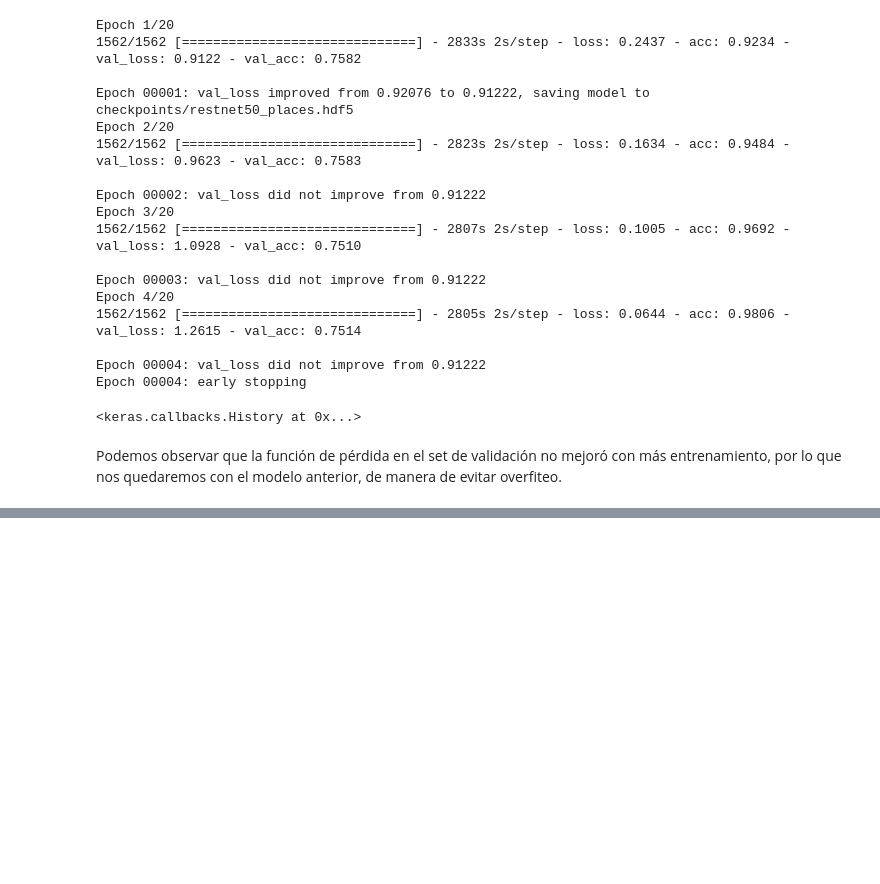
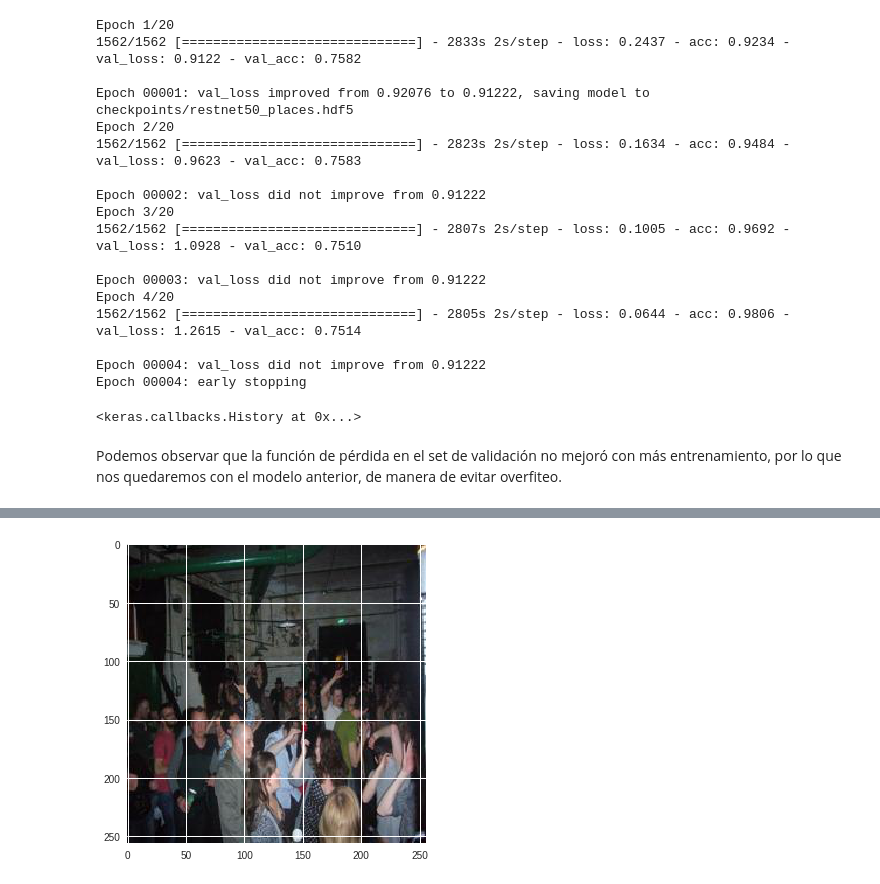
Before and after one commit to FranciscoRencoret1/deeplearning, a Jupyter notebook: AlexNet.ipynb, the cells around one changed output, grey strips where cells are left out. Drawn from its saved outputs; the diff is of its cells as text; code cells hidden in the pictures; blank space fills up the shorter version.

```diff
--- a/AlexNet.ipynb
+++ b/AlexNet.ipynb
@@ -1223,0 +1230,4 @@ dict_keys(['val_loss', 'val_acc', 'loss', 'acc'])
+# %%
+show_img('Places25/train/beer_hall/00000007.jpg')
+# %% [output]
+[figure, added]
```
Also changed, not shown: parts of 78 cells of this notebook.
